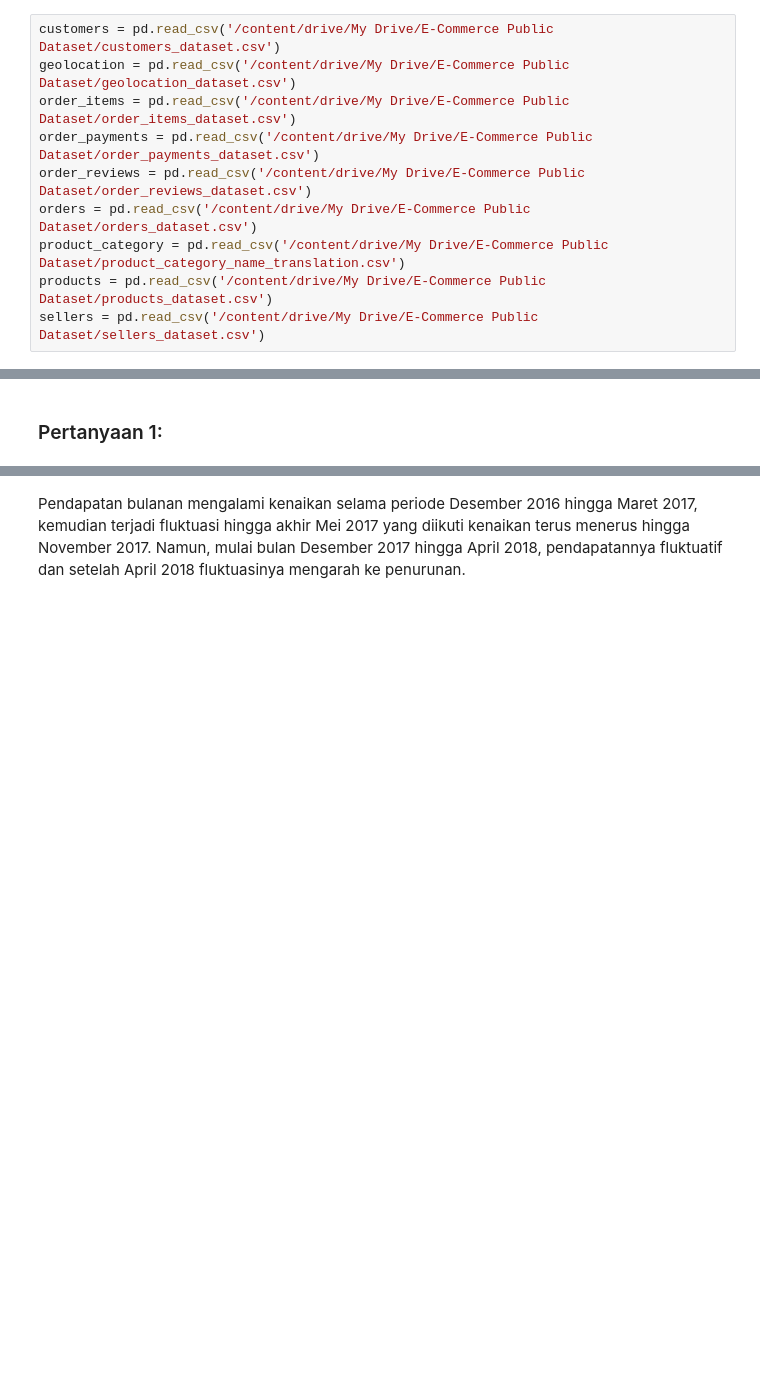
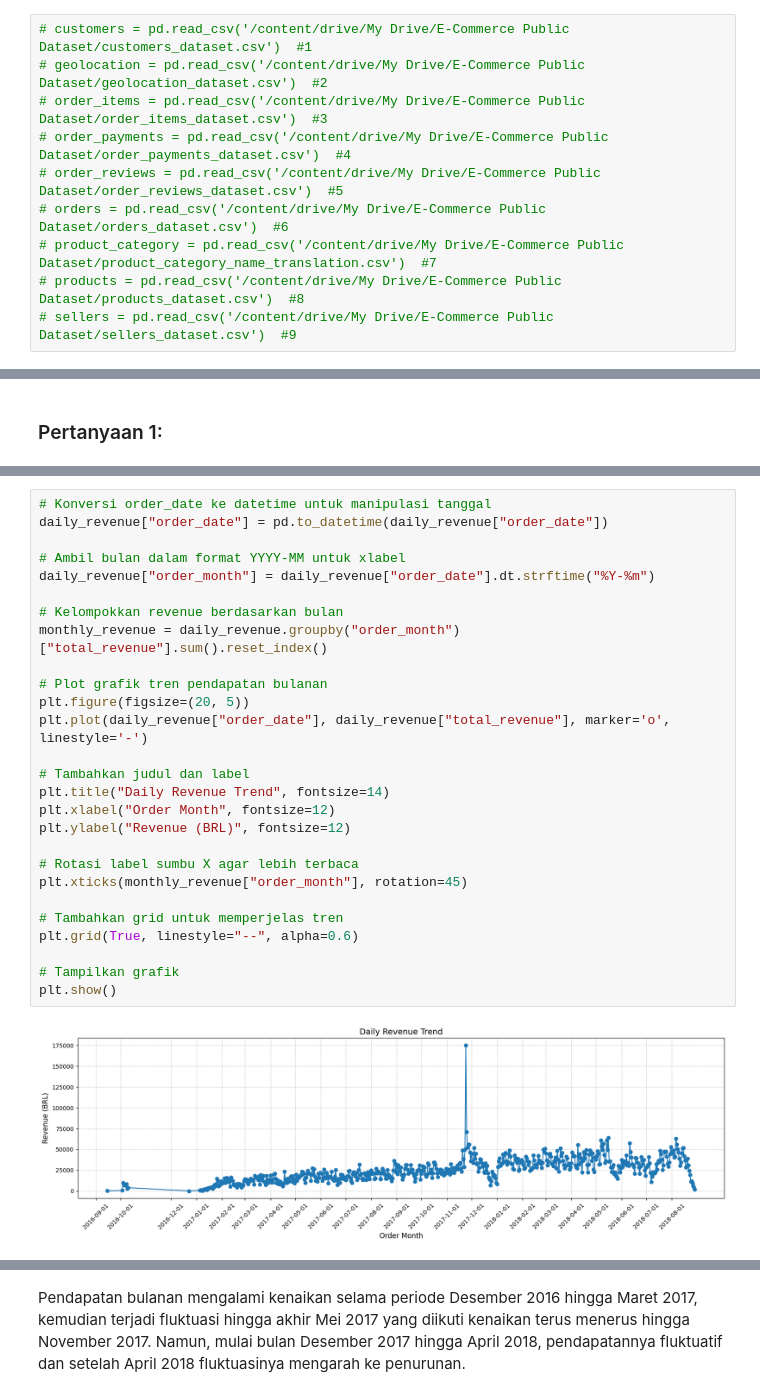
Before and after one commit to hutomo20241446/analisis_data, a Jupyter notebook: Proyek_Analisis_Data.ipynb, the cells around one changed output, grey strips where cells are left out. Saved outputs shown, nothing was run; the diff lists cells and outputs as text; blank space fills up the shorter version.

```diff
--- a/Proyek_Analisis_Data.ipynb
+++ b/Proyek_Analisis_Data.ipynb
@@ -30,10 +61,10 @@ Drive already mounted at /content/drive; to attempt to forcibly remount, call dr
 # %%
-customers = pd.read_csv('/content/drive/My Drive/E-Commerce Public Dataset/customers_dataset.csv')
-geolocation = pd.read_csv('/content/drive/My Drive/E-Commerce Public Dataset/geolocation_dataset.csv')
-order_items = pd.read_csv('/content/drive/My Drive/E-Commerce Public Dataset/order_items_dataset.csv')
-order_payments = pd.read_csv('/content/drive/My Drive/E-Commerce Public Dataset/order_payments_dataset.csv')
-order_reviews = pd.read_csv('/content/drive/My Drive/E-Commerce Public Dataset/order_reviews_dataset.csv')
-orders = pd.read_csv('/content/drive/My Drive/E-Commerce Public Dataset/orders_dataset.csv')
-product_category = pd.read_csv('/content/drive/My Drive/E-Commerce Public Dataset/product_category_name_translation.csv')
-products = pd.read_csv('/content/drive/My Drive/E-Commerce Public Dataset/products_dataset.csv')
-sellers = pd.read_csv('/content/drive/My Drive/E-Commerce Public Dataset/sellers_dataset.csv')
+# customers = pd.read_csv('/content/drive/My Drive/E-Commerce Public Dataset/customers_dataset.csv')  #1
+# geolocation = pd.read_csv('/content/drive/My Drive/E-Commerce Public Dataset/geolocation_dataset.csv')  #2
+# order_items = pd.read_csv('/content/drive/My Drive/E-Commerce Public Dataset/order_items_dataset.csv')  #3
+# order_payments = pd.read_csv('/content/drive/My Drive/E-Commerce Public Dataset/order_payments_dataset.csv')  #4
+# order_reviews = pd.read_csv('/content/drive/My Drive/E-Commerce Public Dataset/order_reviews_dataset.csv')  #5
+# orders = pd.read_csv('/content/drive/My Drive/E-Commerce Public Dataset/orders_dataset.csv')  #6
+# product_category = pd.read_csv('/content/drive/My Drive/E-Commerce Public Dataset/product_category_name_translation.csv')  #7
+# products = pd.read_csv('/content/drive/My Drive/E-Commerce Public Dataset/products_dataset.csv')  #8
+# sellers = pd.read_csv('/content/drive/My Drive/E-Commerce Public Dataset/sellers_dataset.csv')  #9
@@ -821 +837,30 @@ fig_daily.show()
+# %%
+# Konversi order_date ke datetime untuk manipulasi tanggal
+daily_revenue["order_date"] = pd.to_datetime(daily_revenue["order_date"])
+
+# Ambil bulan dalam format YYYY-MM untuk xlabel
+daily_revenue["order_month"] = daily_revenue["order_date"].dt.strftime("%Y-%m")
+
+# Kelompokkan revenue berdasarkan bulan
+monthly_revenue = daily_revenue.groupby("order_month")["total_revenue"].sum().reset_index()
+
+# Plot grafik tren pendapatan bulanan
+plt.figure(figsize=(20, 5))
+plt.plot(daily_revenue["order_date"], daily_revenue["total_revenue"], marker='o', linestyle='-')
+
+# Tambahkan judul dan label
+plt.title("Daily Revenue Trend", fontsize=14)
+plt.xlabel("Order Month", fontsize=12)
+plt.ylabel("Revenue (BRL)", fontsize=12)
+
+# Rotasi label sumbu X agar lebih terbaca
+plt.xticks(monthly_revenue["order_month"], rotation=45)
+
+# Tambahkan grid untuk memperjelas tren
+plt.grid(True, linestyle="--", alpha=0.6)
+
+# Tampilkan grafik
+plt.show()
+# %% [output]
+[figure, added]
 # %% [markdown]
```
Also changed, not shown: parts of 38 cells of this notebook.
